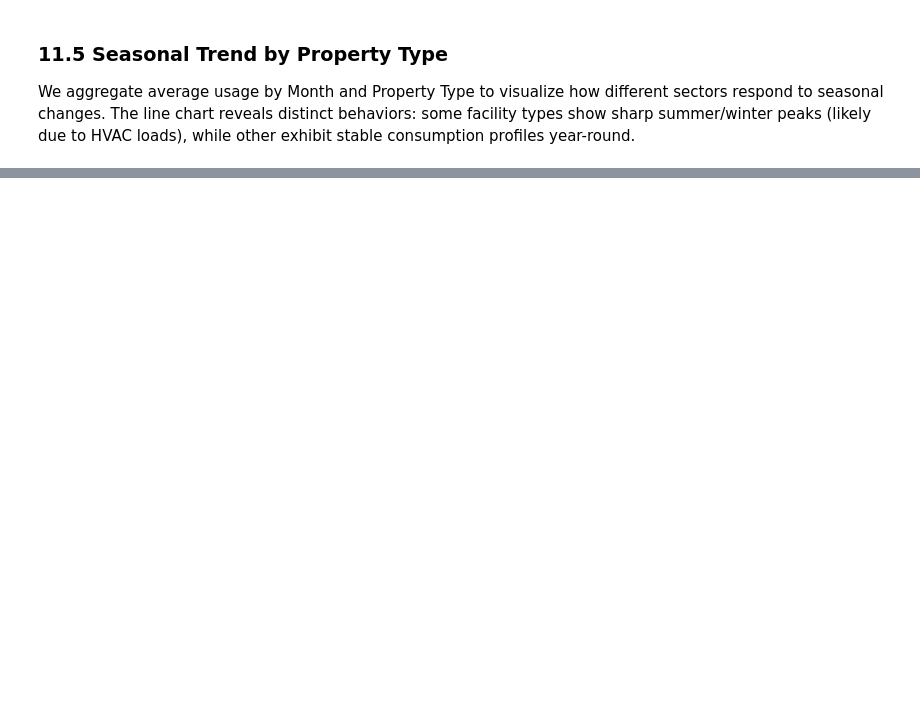
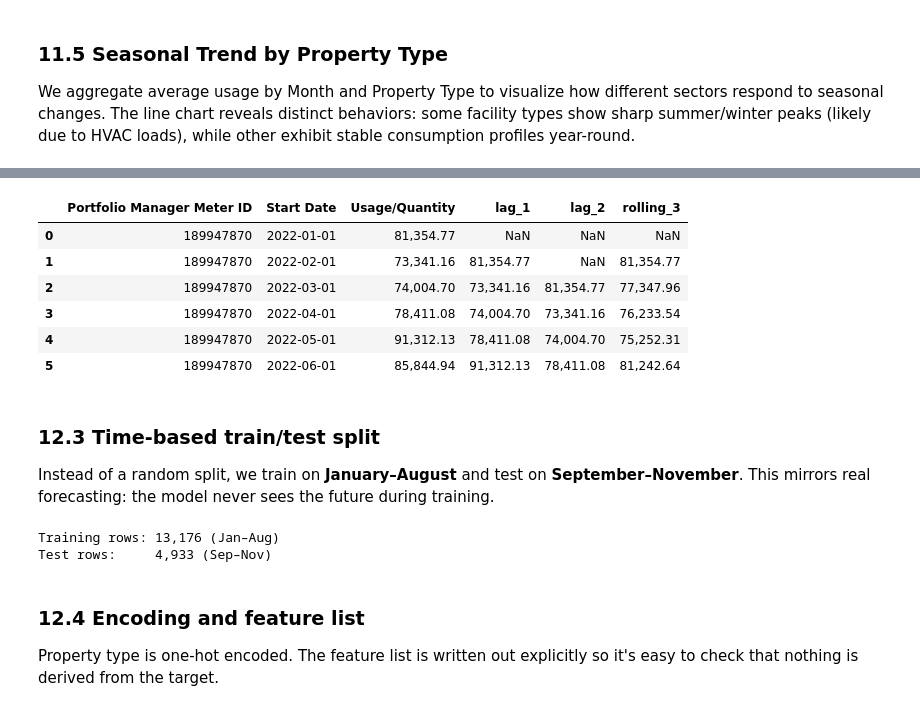
Before and after one commit to lisandrorios91/electricity-consumption-prediction, a Jupyter notebook: electricity_consumption.ipynb, the cells around one changed output, grey strips where cells are left out. Saved outputs shown, nothing was run; the diff lists cells and outputs as text; code cells hidden in the pictures; blank space fills up the shorter version.

```diff
--- a/electricity_consumption.ipynb
+++ b/electricity_consumption.ipynb
@@ -584,21 +534,0 @@ We calculate historical usage statistics (mean, std, min, max) for each individu
-# %%
-property_stats = (
-    electric_properties.groupby("Portfolio Manager ID")["Usage/Quantity"].agg(["mean","std","min","max"]).reset_index()
-)
-
-property_stats.columns = [
-    "Portfolio Manager ID",
-    "prop_avg_usage",
-    "prop_usage_std",
-    "prop_usage_min",
-    "prop_usage_max",
-]
-
-electric_properties = electric_properties.merge(
-    property_stats,
-    on="Portfolio Manager ID",
-    how="left"
-)
-
-print(f"New shape: {electric_properties.shape}")
-electric_properties[["Portfolio Manager ID", "Usage/Quantity", "prop_avg_usage", "prop_usage_std"]].head()
@@ -838,0 +553,12 @@ Conclusion: The modeling exercise resulted in two highly accurate models, with t
+# %%
+model_df = electric_properties.copy()
+
+# Drop the EDA-only intensity column so it can't be used as a feature by mistake
+model_df = model_df.drop(columns=["kWh_per_sqft"], errors="ignore")
+
+model_df["month"] = model_df["Start Date"].dt.month
+model_df["is_winter"] = model_df["month"].isin([12, 1, 2]).astype(int)
+model_df["is_summer"] = model_df["month"].isin([6, 7, 8]).astype(int)
+
+print("Date range:", model_df["Start Date"].min().date(), "to", model_df["Start Date"].max().date())
+model_df[["Start Date", "month", "is_winter", "is_summer"]].head()
@@ -838,0 +582,34 @@ Conclusion: The modeling exercise resulted in two highly accurate models, with t
+# %%
+model_df = model_df.sort_values(["Portfolio Manager Meter ID", "Start Date"]).reset_index(drop=True)
+usage_by_meter = model_df.groupby("Portfolio Manager Meter ID")["Usage/Quantity"]
+
+model_df["lag_1"] = usage_by_meter.shift(1)
+model_df["lag_2"] = usage_by_meter.shift(2)
+model_df["rolling_3"] = usage_by_meter.transform(lambda s: s.shift(1).rolling(3, min_periods=1).mean())
+
+model_df[["Portfolio Manager Meter ID", "Start Date", "Usage/Quantity", "lag_1", "lag_2", "rolling_3"]].head(6)
+# %% [output]
+|  | Portfolio Manager Meter ID | Start Date | Usage/Quantity | lag_1 | lag_2 | rolling_3 |
+| 0 | 189947870 | 2022-01-01 | 81,354.77 | NaN | NaN | NaN |
+| 1 | 189947870 | 2022-02-01 | 73,341.16 | 81,354.77 | NaN | 81,354.77 |
+| 2 | 189947870 | 2022-03-01 | 74,004.70 | 73,341.16 | 81,354.77 | 77,347.96 |
+| 3 | 189947870 | 2022-04-01 | 78,411.08 | 74,004.70 | 73,341.16 | 76,233.54 |
+| 4 | 189947870 | 2022-05-01 | 91,312.13 | 78,411.08 | 74,004.70 | 75,252.31 |
+| 5 | 189947870 | 2022-06-01 | 85,844.94 | 91,312.13 | 78,411.08 | 81,242.64 |
+# %% [markdown]
+### 12.3 Time-based train/test split
+
+Instead of a random split, we train on **January–August** and test on **September–November**. This mirrors real forecasting: the model never sees the future during training.
+# %%
+SPLIT_DATE = "2022-09-01"
+train_mask = model_df["Start Date"] < SPLIT_DATE
+
+print(f"Training rows: {train_mask.sum():,} (Jan–Aug)")
+print(f"Test rows:     {(~train_mask).sum():,} (Sep–Nov)")
+# %% [output]
+Training rows: 13,176 (Jan–Aug)
+Test rows:     4,933 (Sep–Nov)
+# %% [markdown]
+### 12.4 Encoding and feature list
+
+Property type is one-hot encoded. The feature list is written out explicitly so it's easy to check that nothing is derived from the target.
```
Also changed, not shown: parts of 58 cells of this notebook, 1 other file.
